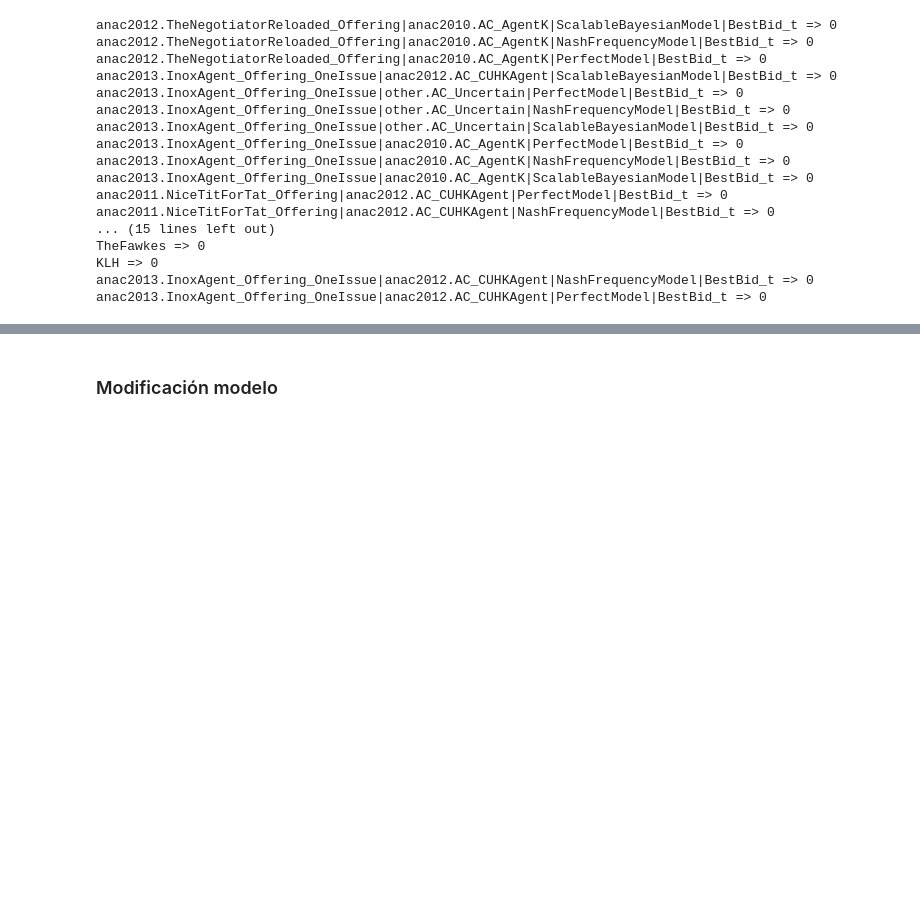
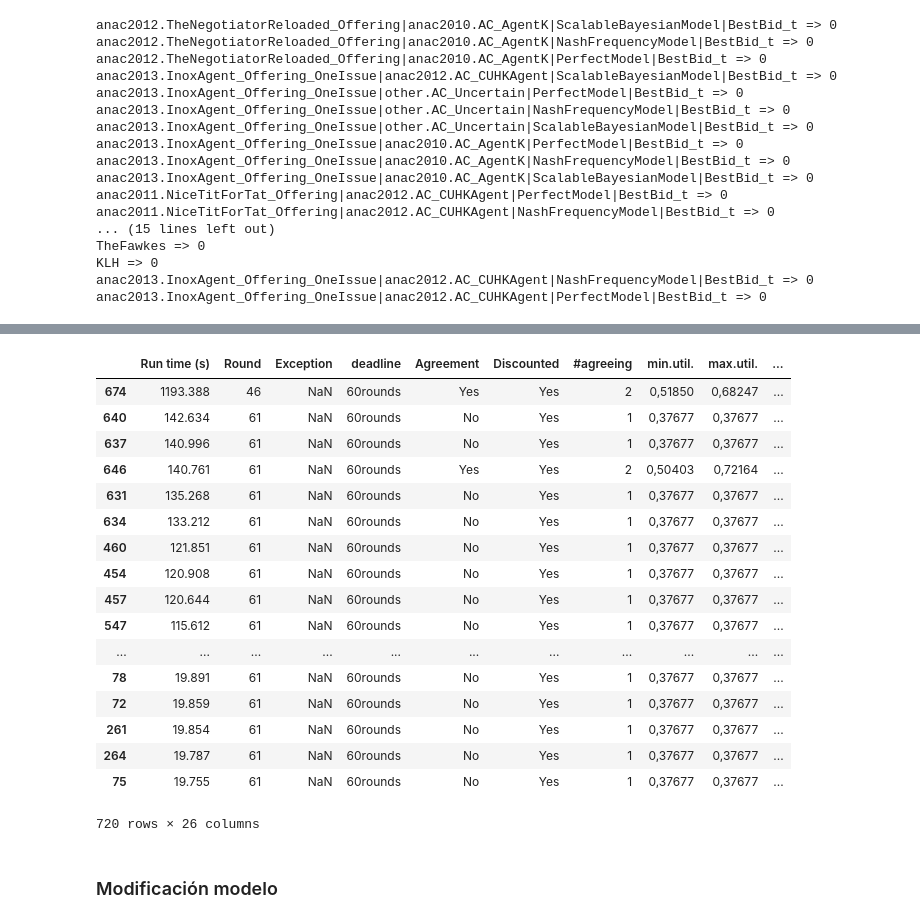
Before and after one commit to jaidenmeiden/OpponentModel, a Jupyter notebook: Analysis/OpponentModel.ipynb, the cells around one changed output, grey strips where cells are left out. Saved outputs shown, nothing was run; the diff lists cells and outputs as text; code cells hidden in the pictures; blank space fills up the shorter version.

```diff
--- a/Analysis/OpponentModel.ipynb
+++ b/Analysis/OpponentModel.ipynb
@@ -353,3 +353,7 @@ TheFawkes => 0
 KLH => 0
 anac2013.InoxAgent_Offering_OneIssue|anac2012.AC_CUHKAgent|NashFrequencyModel|BestBid_t => 0
 anac2013.InoxAgent_Offering_OneIssue|anac2012.AC_CUHKAgent|PerfectModel|BestBid_t => 0
+# %%
+Travel['Run time (s)'] = Travel['Run time (s)'].str.replace(',','.').astype(float)
+verify = Travel.sort_values(by='Run time (s)', ascending=False)
+verify.head()
@@ -356,3 +368,25 @@ anac2013.InoxAgent_Offering_OneIssue|anac2012.AC_CUHKAgent|PerfectModel|BestBid_
+# %%
+pd.set_option('display.max_rows', verify.shape[0]+1)
+verify
+# %% [output]
+|  | Run time (s) | Round | Exception | deadline | Agreement | Discounted | #agreeing | min.util. | max.util. | ... |
+| 674 | 1193.388 | 46 | NaN | 60rounds | Yes | Yes | 2 | 0,51850 | 0,68247 | ... |
+| 640 | 142.634 | 61 | NaN | 60rounds | No | Yes | 1 | 0,37677 | 0,37677 | ... |
+| 637 | 140.996 | 61 | NaN | 60rounds | No | Yes | 1 | 0,37677 | 0,37677 | ... |
+| 646 | 140.761 | 61 | NaN | 60rounds | Yes | Yes | 2 | 0,50403 | 0,72164 | ... |
+| 631 | 135.268 | 61 | NaN | 60rounds | No | Yes | 1 | 0,37677 | 0,37677 | ... |
+| 634 | 133.212 | 61 | NaN | 60rounds | No | Yes | 1 | 0,37677 | 0,37677 | ... |
+| 460 | 121.851 | 61 | NaN | 60rounds | No | Yes | 1 | 0,37677 | 0,37677 | ... |
+| 454 | 120.908 | 61 | NaN | 60rounds | No | Yes | 1 | 0,37677 | 0,37677 | ... |
+| 457 | 120.644 | 61 | NaN | 60rounds | No | Yes | 1 | 0,37677 | 0,37677 | ... |
+| 547 | 115.612 | 61 | NaN | 60rounds | No | Yes | 1 | 0,37677 | 0,37677 | ... |
+| ... | ... | ... | ... | ... | ... | ... | ... | ... | ... | ... |
+| 78 | 19.891 | 61 | NaN | 60rounds | No | Yes | 1 | 0,37677 | 0,37677 | ... |
+| 72 | 19.859 | 61 | NaN | 60rounds | No | Yes | 1 | 0,37677 | 0,37677 | ... |
+| 261 | 19.854 | 61 | NaN | 60rounds | No | Yes | 1 | 0,37677 | 0,37677 | ... |
+| 264 | 19.787 | 61 | NaN | 60rounds | No | Yes | 1 | 0,37677 | 0,37677 | ... |
+| 75 | 19.755 | 61 | NaN | 60rounds | No | Yes | 1 | 0,37677 | 0,37677 | ... |
+720 rows × 26 columns
 # %% [markdown]
 ### Modificación modelo
 # %%
```
Also changed, not shown: parts of 1 cell of this notebook.
